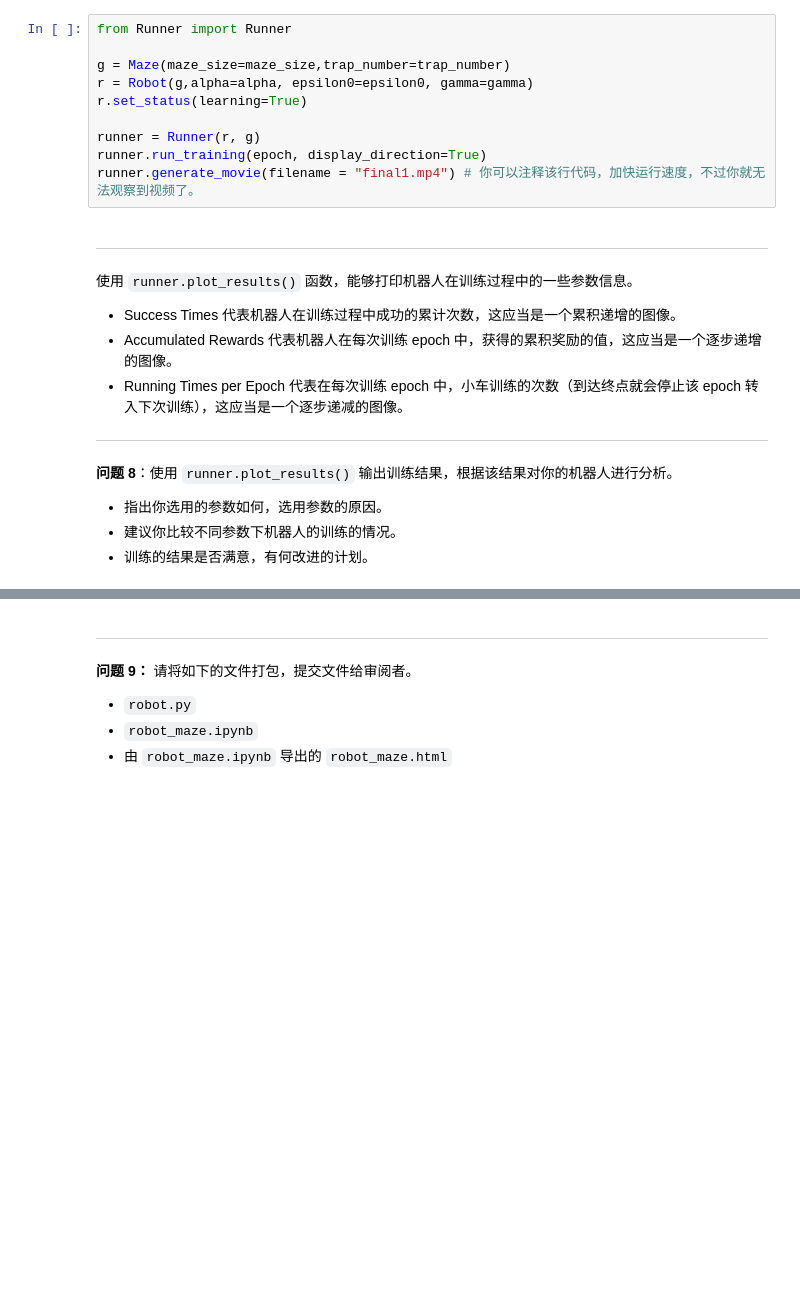
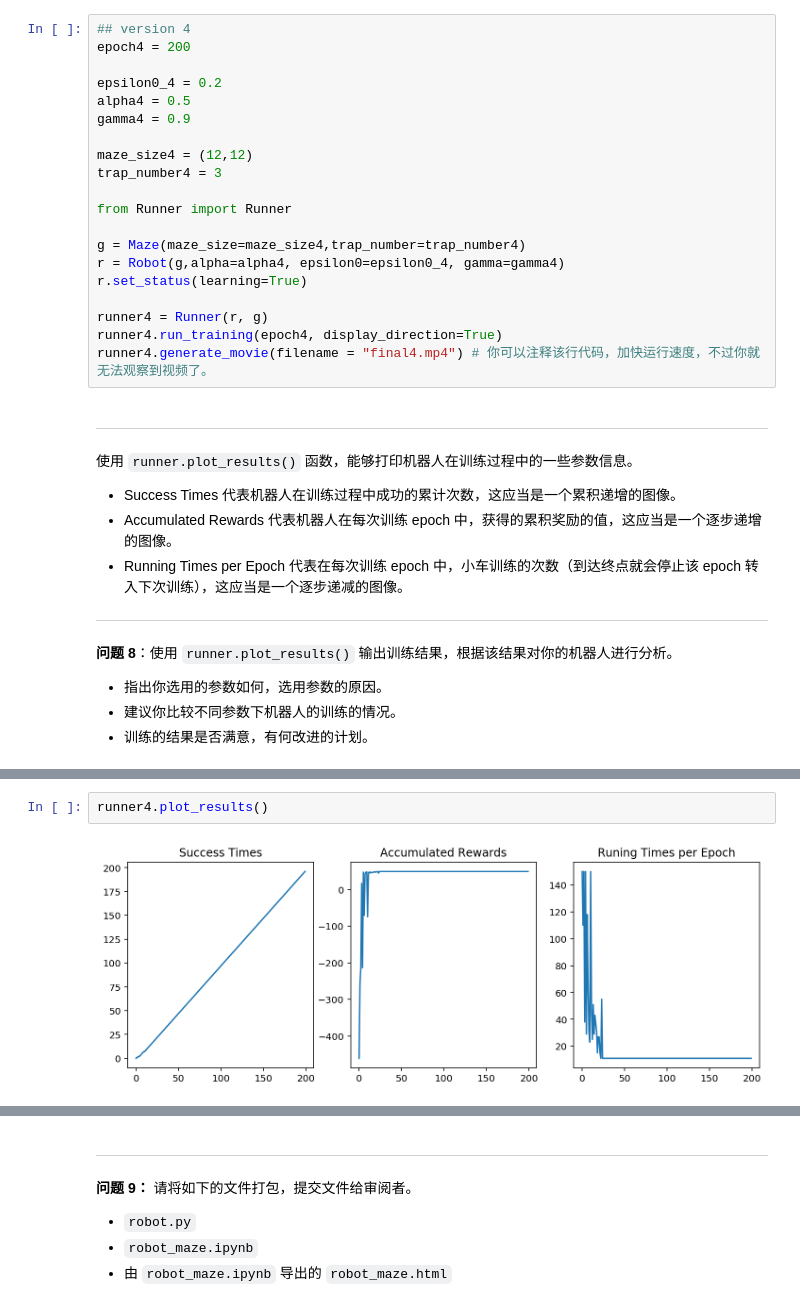
Before and after one commit to Elvirasun28/Qlearning_maze, a Jupyter notebook: robot_maze.ipynb, the cells around one changed output, grey strips where cells are left out. Saved outputs shown, nothing was run; the diff lists cells and outputs as text; blank space fills up the shorter version.

```diff
--- a/robot_maze.ipynb
+++ b/robot_maze.ipynb
@@ -264,13 +313,23 @@ trap_number = 1
 # %%
+## version 4
+epoch4 = 200
+
+epsilon0_4 = 0.2
+alpha4 = 0.5
+gamma4 = 0.9
+
+maze_size4 = (12,12)
+trap_number4 = 3
+
 from Runner import Runner
 
-g = Maze(maze_size=maze_size,trap_number=trap_number)
-r = Robot(g,alpha=alpha, epsilon0=epsilon0, gamma=gamma)
+g = Maze(maze_size=maze_size4,trap_number=trap_number4)
+r = Robot(g,alpha=alpha4, epsilon0=epsilon0_4, gamma=gamma4)
 r.set_status(learning=True)
 
-runner = Runner(r, g)
-runner.run_training(epoch, display_direction=True)
-runner.generate_movie(filename = "final1.mp4") # 你可以注释该行代码，加快运行速度，不过你就无法观察到视频了。
+runner4 = Runner(r, g)
+runner4.run_training(epoch4, display_direction=True)
+runner4.generate_movie(filename = "final4.mp4") # 你可以注释该行代码，加快运行速度，不过你就无法观察到视频了。
 # %% [markdown]
 ---
 
@@ -294,3 +361,7 @@ runner.plot_results()
+# %%
+runner4.plot_results()
+# %% [output]
+[figure, added]
 # %% [markdown]
 (回答区)
 
```
Also changed, not shown: parts of 11 cells of this notebook, 5 other files.
